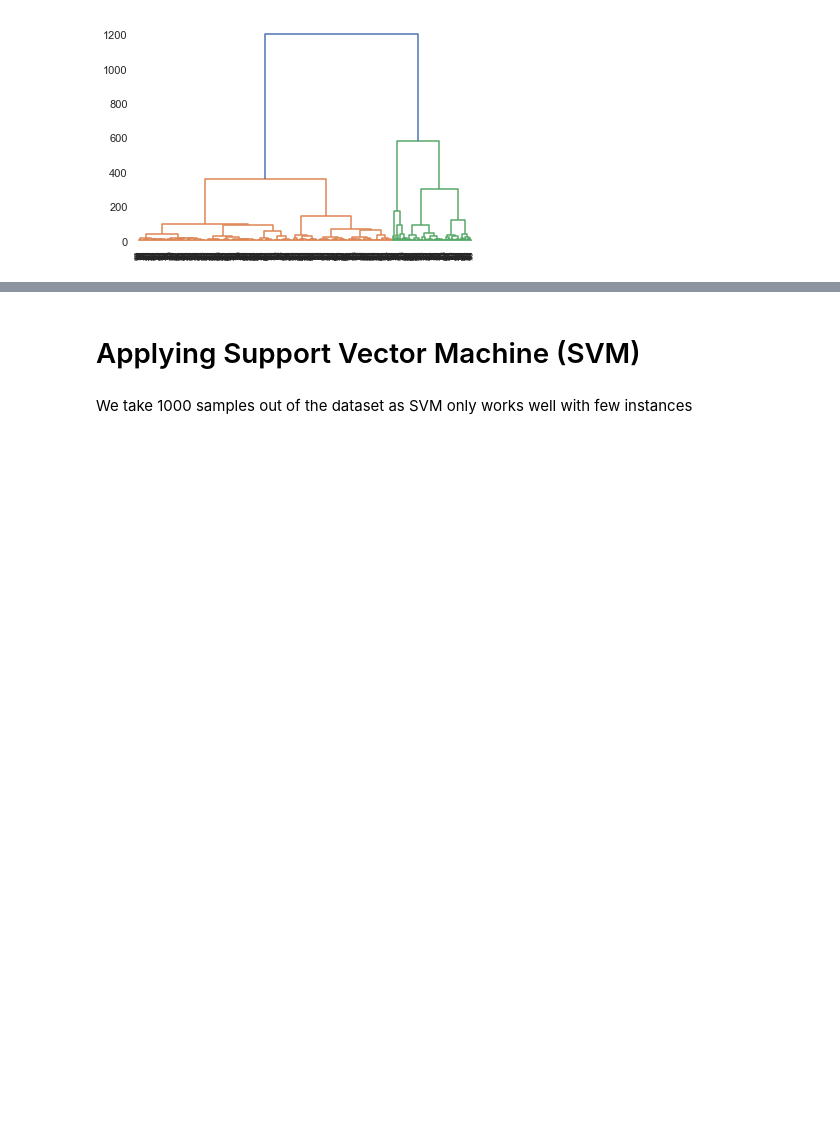
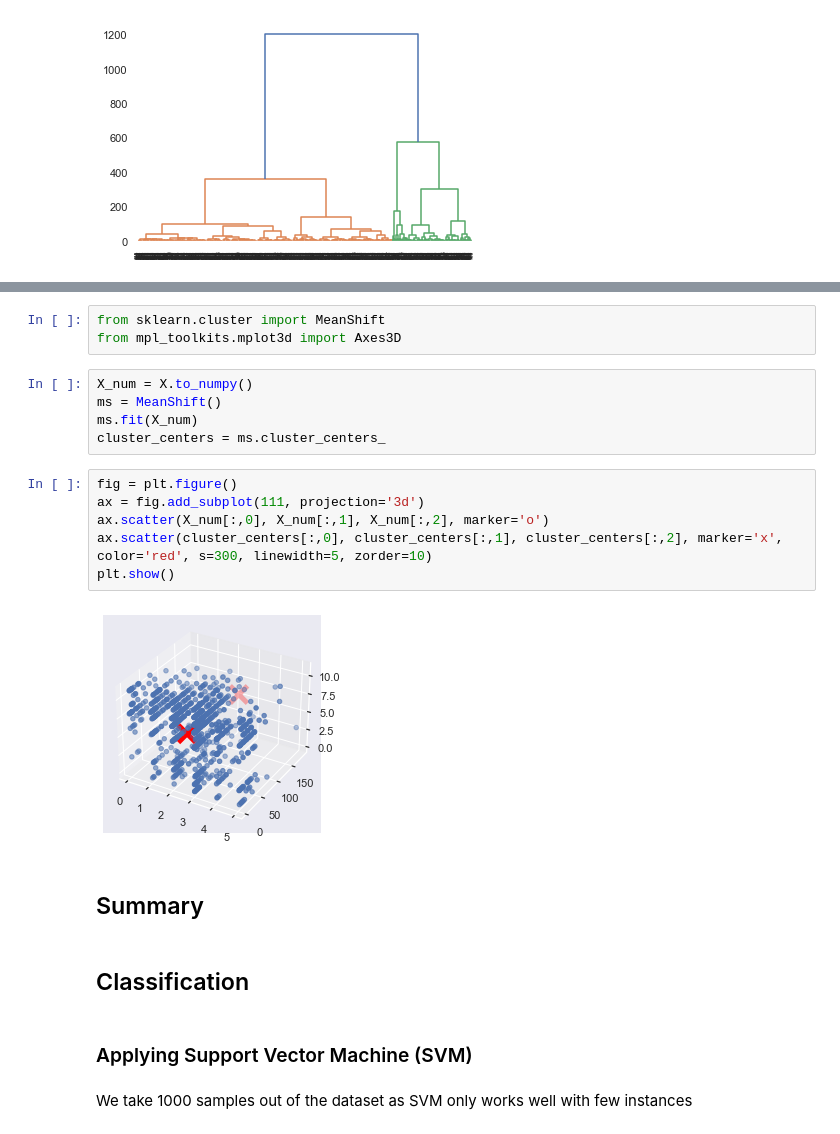
Before and after one commit to vmarklynn/CPSC5310-Project, a Jupyter notebook: Code/EDA_ProjectPart2.ipynb, the cells around one changed output, grey strips where cells are left out. Cells and saved outputs as stored; diff of their text form; blank space fills up the shorter version.

```diff
--- a/Code/EDA_ProjectPart2.ipynb
+++ b/Code/EDA_ProjectPart2.ipynb
@@ -1055,5 +1047,25 @@ sns.scatterplot(x_axis, y_axis, hue = df_pca_kmeans['Segment'], palette = ['g',
+# %%
+from sklearn.cluster import MeanShift
+from mpl_toolkits.mplot3d import Axes3D
+# %%
+X_num = X.to_numpy()
+ms = MeanShift()
+ms.fit(X_num)
+cluster_centers = ms.cluster_centers_
+# %%
+fig = plt.figure()
+ax = fig.add_subplot(111, projection='3d')
+ax.scatter(X_num[:,0], X_num[:,1], X_num[:,2], marker='o')
+ax.scatter(cluster_centers[:,0], cluster_centers[:,1], cluster_centers[:,2], marker='x', color='red', s=300, linewidth=5, zorder=10)
+plt.show()
+# %% [output]
+[figure, added]
+# %% [markdown]
+## Summary
+# %% [markdown]
+## Classification
 # %% [markdown]
-# Applying Support Vector Machine (SVM)
+### Applying Support Vector Machine (SVM)
 # %% [markdown]
 We take 1000 samples out of the dataset as SVM only works well with few instances
 # %%
```
Also changed, not shown: parts of 35 cells of this notebook, 1 other file.
